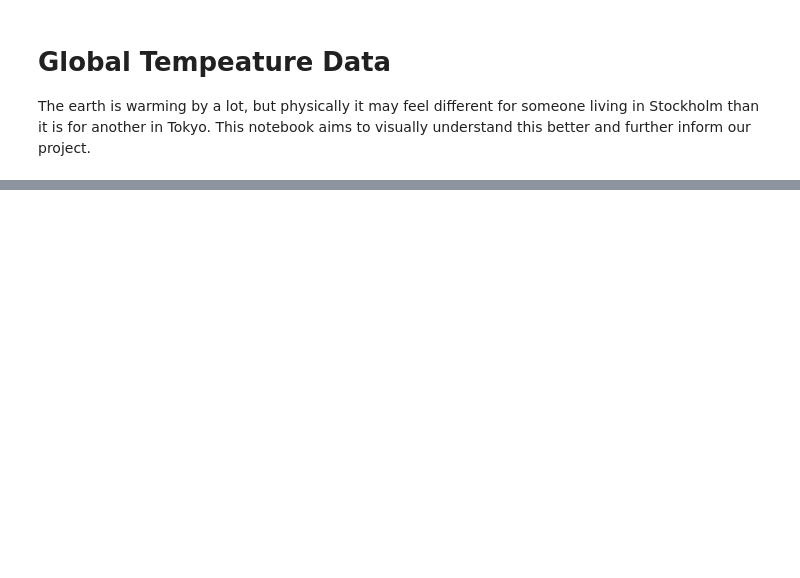
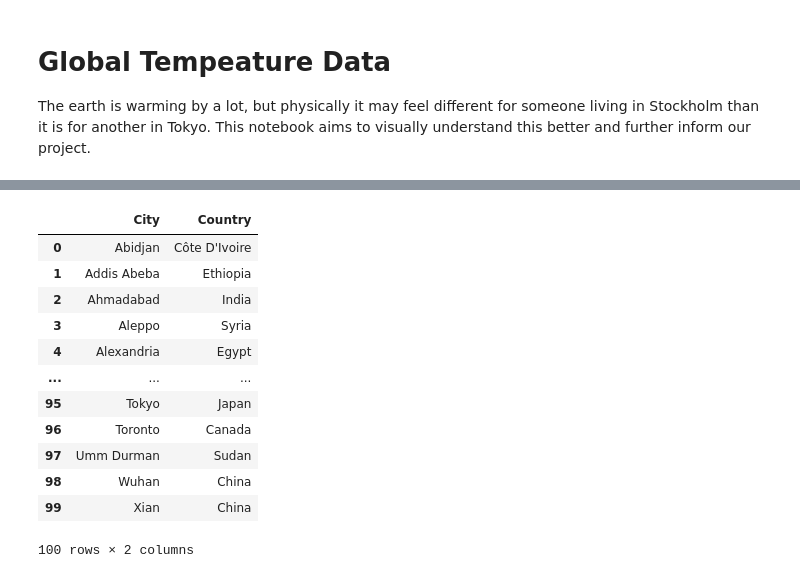
Before and after one commit to nogibjj/global-temperature, a Jupyter notebook: eda.ipynb, the cells around one changed output, grey strips where cells are left out. Saved outputs shown, nothing was run; the diff lists cells and outputs as text; code cells hidden in the pictures; blank space fills up the shorter version.

```diff
--- a/eda.ipynb
+++ b/eda.ipynb
@@ -28,0 +56,18 @@ client()
+# %%
+#List out unique cities and countries in the data
+unique_cities = major_cities[['City','Country']].drop_duplicates()
+unique_cities.reset_index().drop('index', axis=1).compute()
+# %% [output]
+|  | City | Country |
+| 0 | Abidjan | Côte D'Ivoire |
+| 1 | Addis Abeba | Ethiopia |
+| 2 | Ahmadabad | India |
+| 3 | Aleppo | Syria |
+| 4 | Alexandria | Egypt |
+| ... | ... | ... |
+| 95 | Tokyo | Japan |
+| 96 | Toronto | Canada |
+| 97 | Umm Durman | Sudan |
+| 98 | Wuhan | China |
+| 99 | Xian | China |
+100 rows × 2 columns
```
Also changed, not shown: parts of 10 cells of this notebook, 5 other files.
